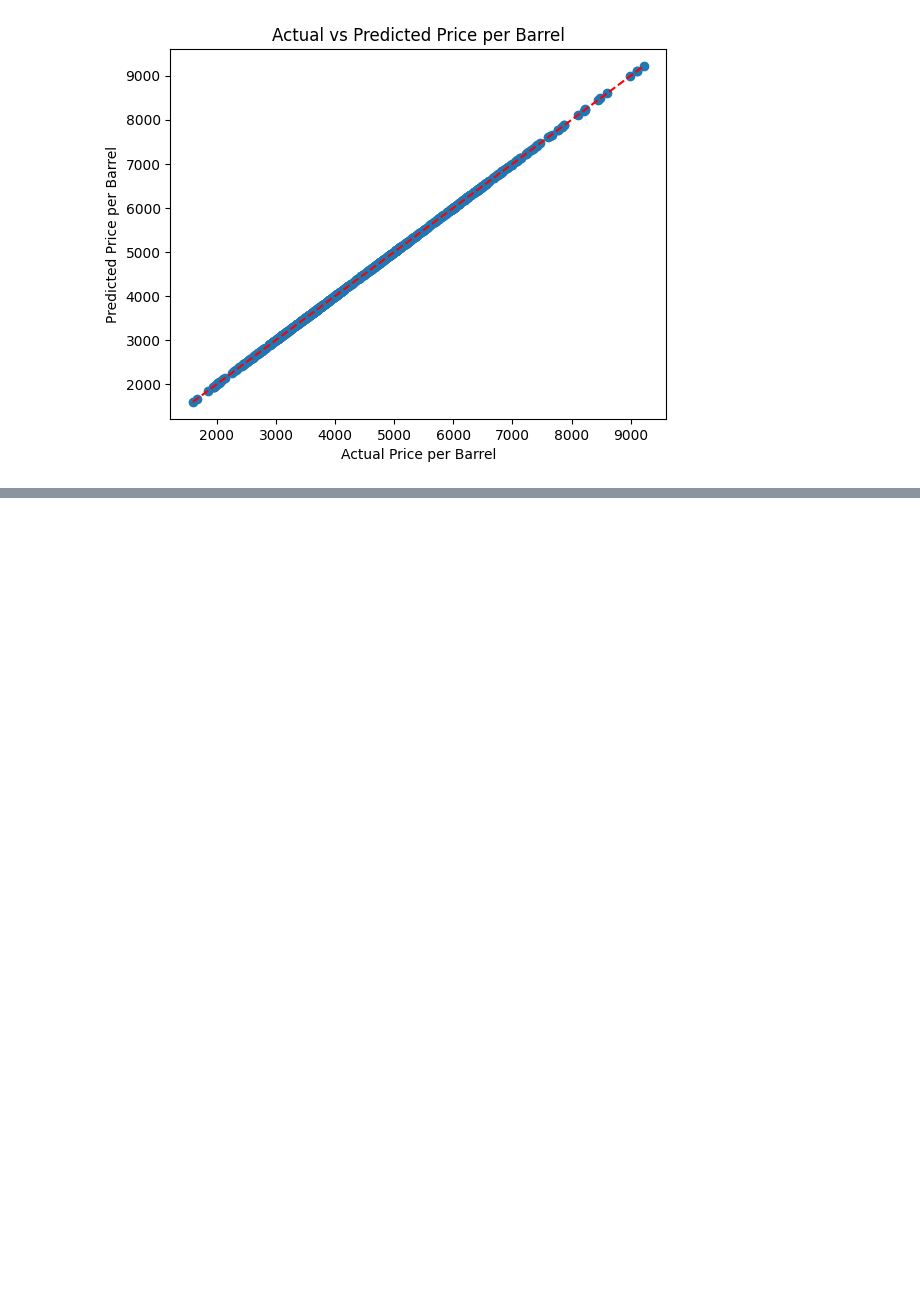
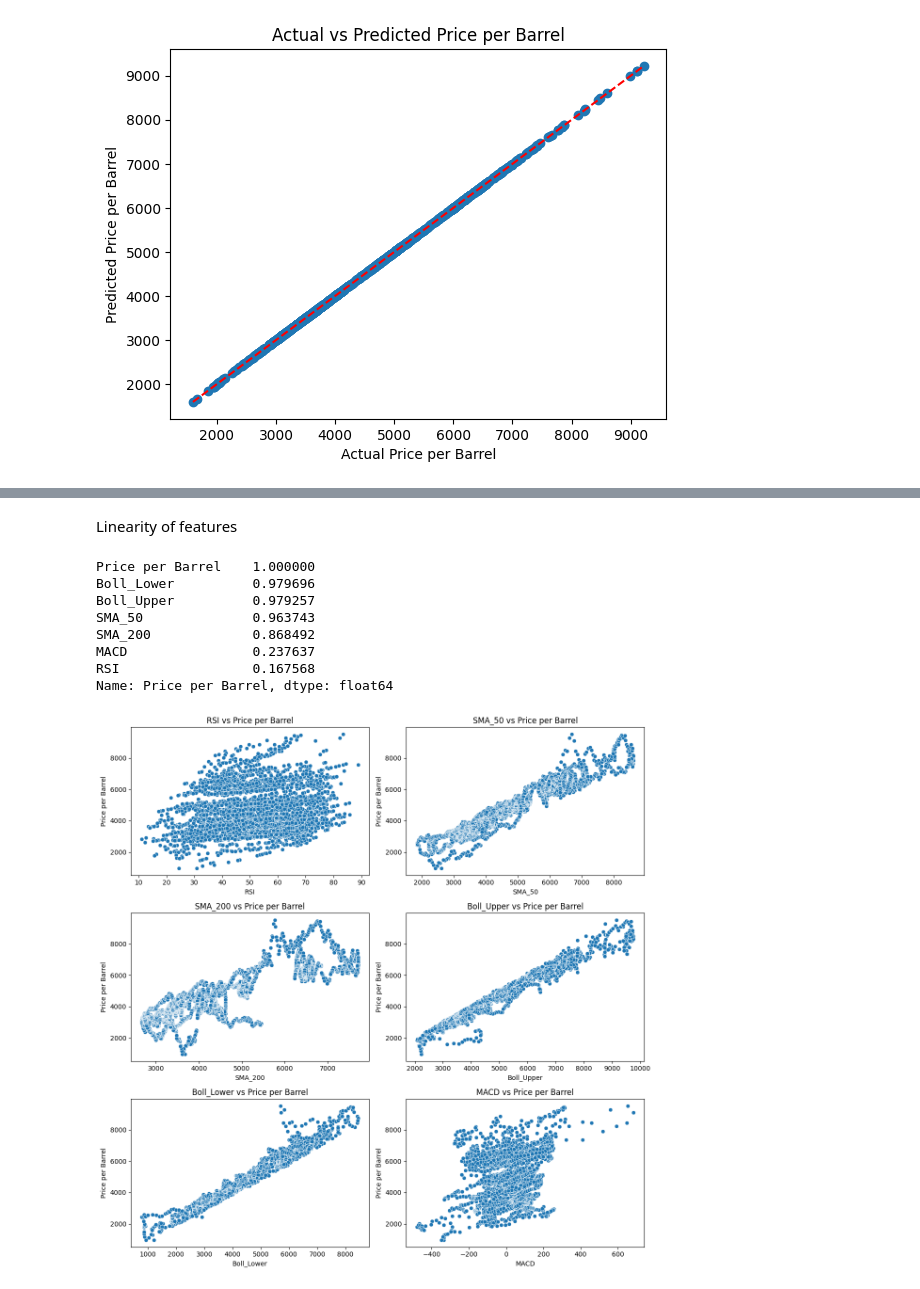
Before and after one commit to TheProfitPilgrim/main_project, a Jupyter notebook: code.ipynb, the cells around one changed output, grey strips where cells are left out. Saved outputs shown, nothing was run; the diff lists cells and outputs as text; code cells hidden in the pictures; blank space fills up the shorter version.

```diff
--- a/code.ipynb
+++ b/code.ipynb
@@ -432,0 +453,27 @@ Mean Squared Error: 0.00
+# %% [markdown]
+Linearity of features
+# %%
+correlation_matrix = df[['Price per Barrel', 'RSI', 'SMA_50', 'SMA_200', 'Boll_Upper', 'Boll_Lower', 'MACD']].corr()
+print(correlation_matrix['Price per Barrel'].sort_values(ascending=False))
+
+fig, axes = plt.subplots(3, 2, figsize=(12, 12))
+
+features = ['RSI', 'SMA_50', 'SMA_200', 'Boll_Upper', 'Boll_Lower', 'MACD']
+
+for i, feature in enumerate(features):
+    ax = axes[i//2, i%2]
+    sns.scatterplot(x=df[feature], y=df['Price per Barrel'], ax=ax)
+    ax.set_title(f'{feature} vs Price per Barrel')
+
+plt.tight_layout()
+plt.show()
+# %% [output]
+Price per Barrel    1.000000
+Boll_Lower          0.979696
+Boll_Upper          0.979257
+SMA_50              0.963743
+SMA_200             0.868492
+MACD                0.237637
+RSI                 0.167568
+Name: Price per Barrel, dtype: float64
+[figure, added]
```
Also changed, not shown: parts of 23 cells of this notebook.
